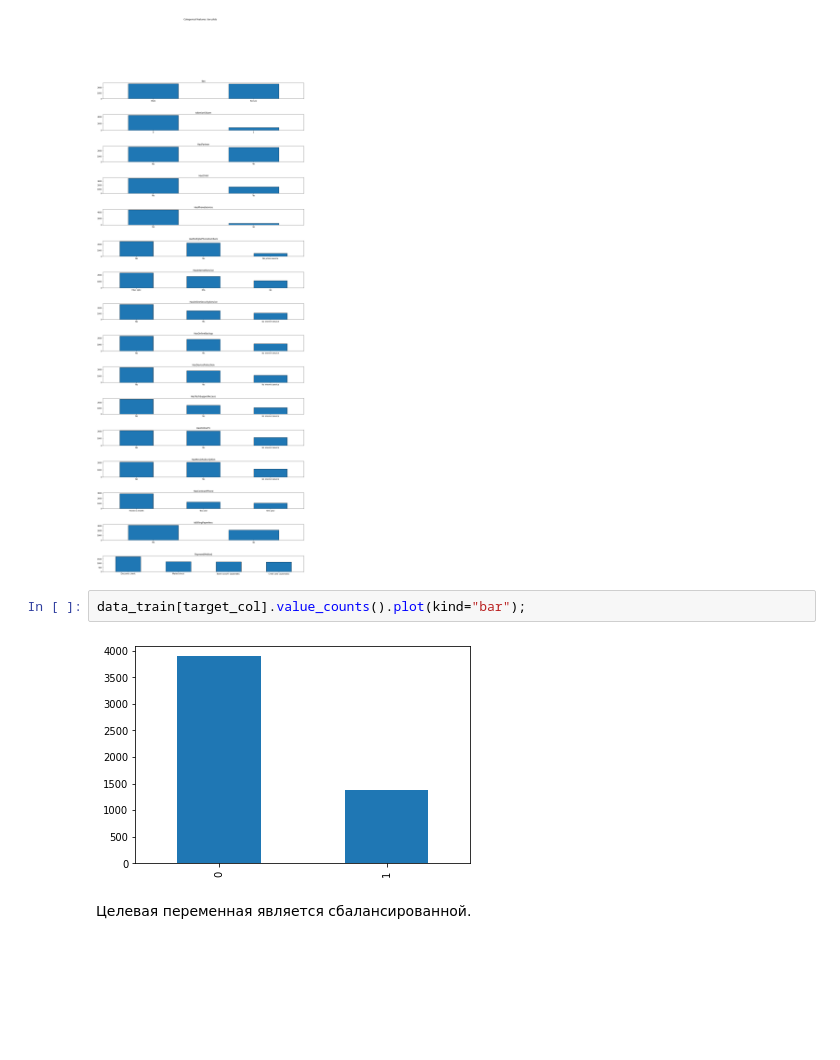
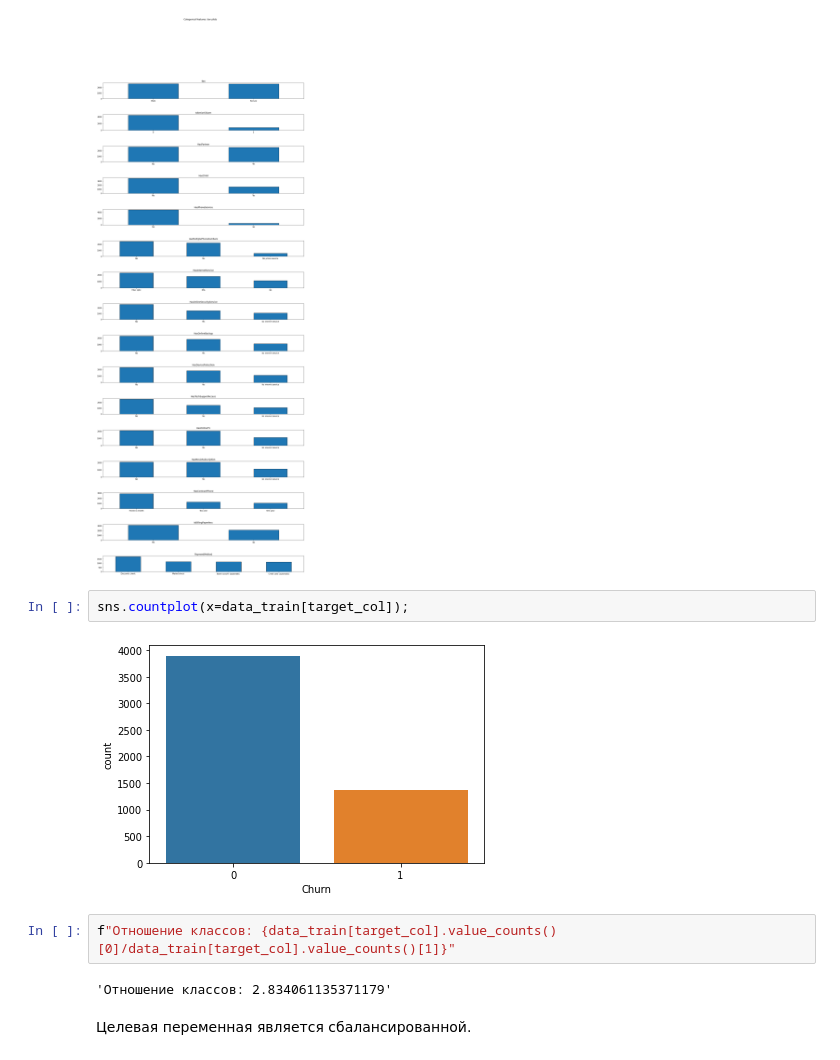
Before and after one commit to Shaorrran/dls-homeworks, a Jupyter notebook: task3/churn.ipynb, the cells around one changed output. Drawn from its saved outputs; the diff is of its cells as text; blank space fills up the shorter version.

```diff
--- a/task3/churn.ipynb
+++ b/task3/churn.ipynb
@@ -197,10 +203,14 @@ for i, category in enumerate(cat_cols):
 plt.subplots_adjust(hspace=1)
 # %% [output]
 [figure]
-# %%
-data_train[target_col].value_counts().plot(kind="bar");
-# %% [output]
-[figure, removed]
+# %%
+sns.countplot(x=data_train[target_col]);
+# %% [output]
+[figure, added]
+# %%
+f"Отношение классов: {data_train[target_col].value_counts()[0]/data_train[target_col].value_counts()[1]}"
+# %% [output]
+'Отношение классов: 2.834061135371179'
 # %% [markdown]
 Целевая переменная является сбалансированной.
 # %% [markdown]
```
Also changed, not shown: parts of 19 cells of this notebook, 39 other files.
